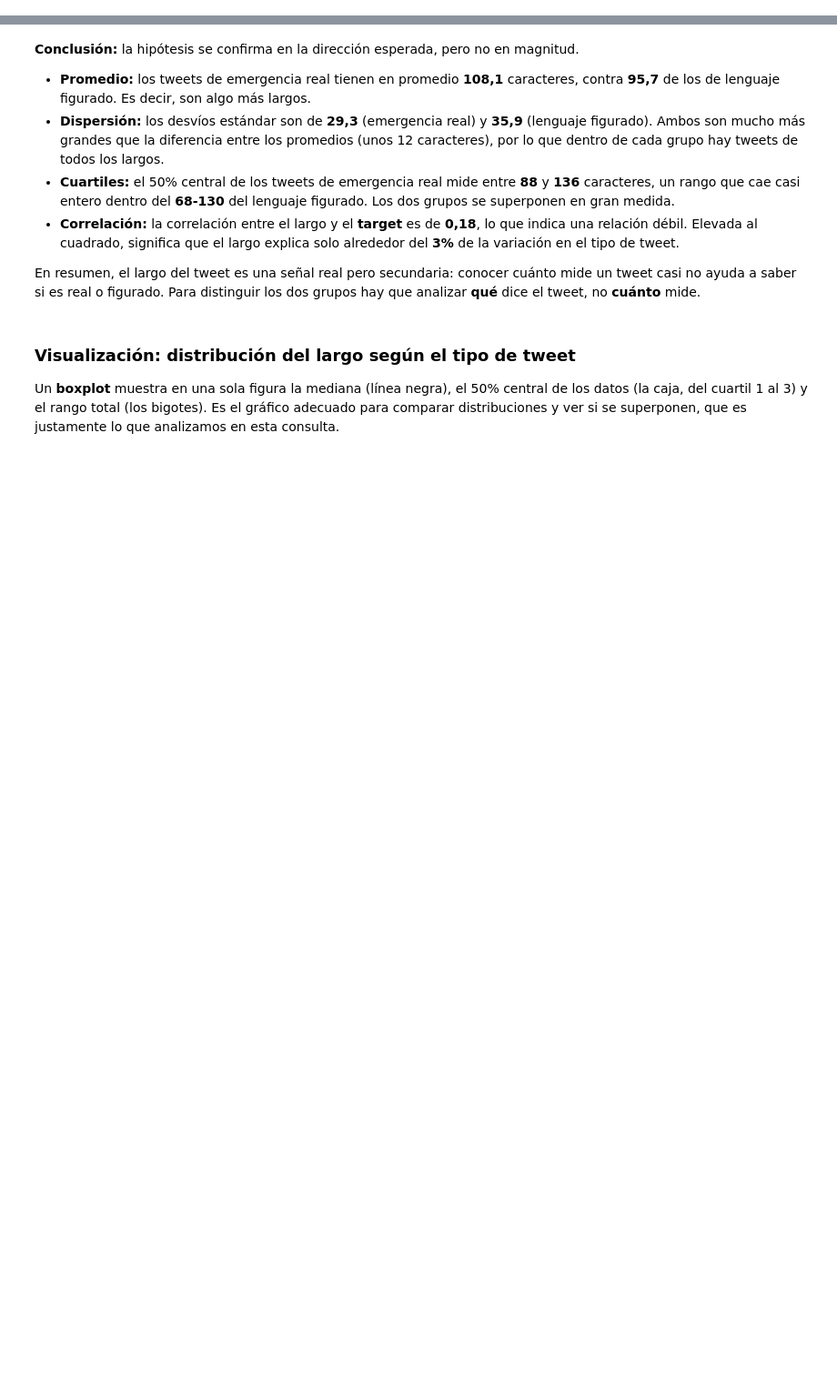
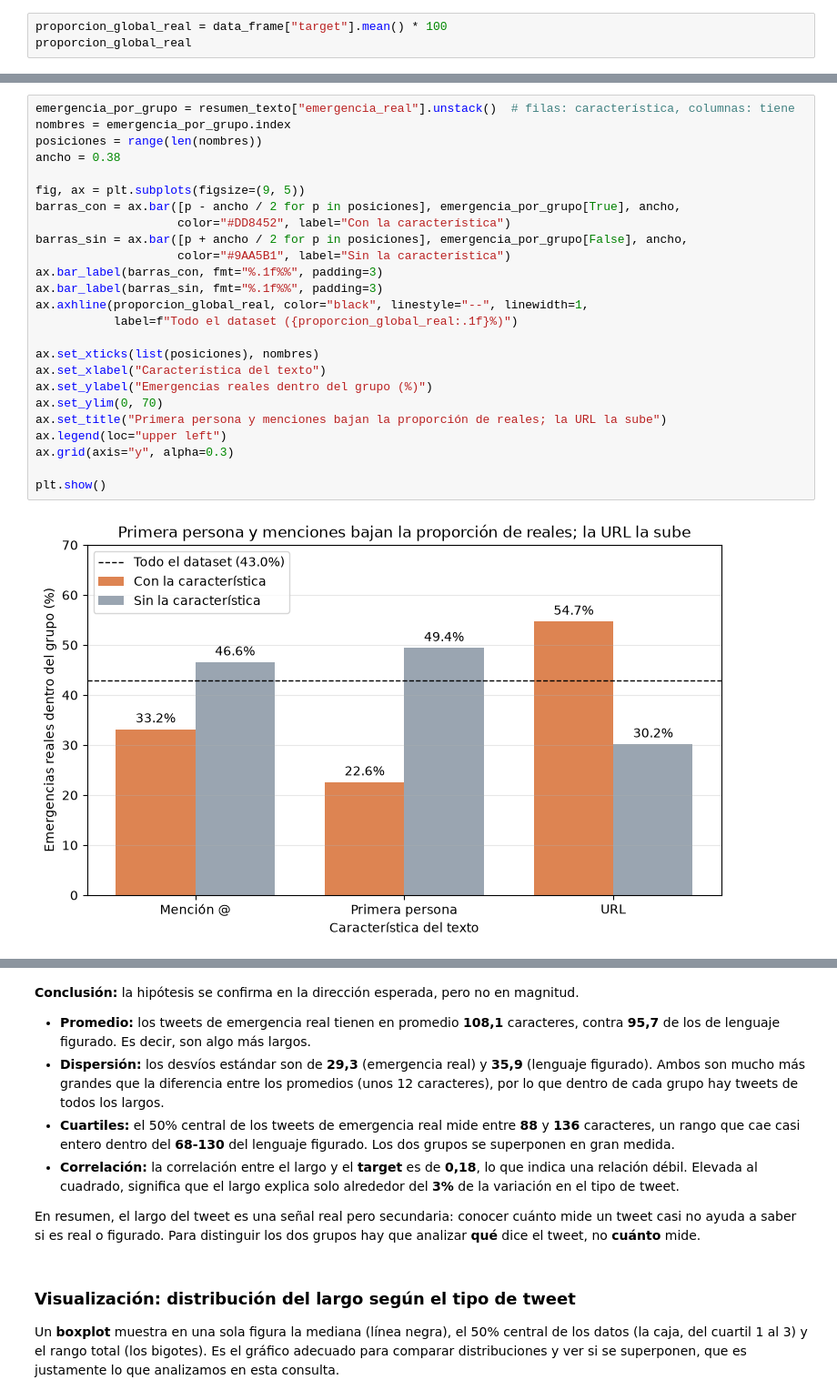
Before and after one commit to juanbalella20/TP1---1-Ciencia-de-Datos-Catedra-Martinelli, a Jupyter notebook: Trabajo-PracticoN°1/twitter.ipynb, the cells around one changed output, grey strips where cells are left out. Shown at 91% size. Drawn from its saved outputs; the diff is of its cells as text; blank space fills up the shorter version.

```diff
--- a/Trabajo-PracticoN°1/twitter.ipynb
+++ b/Trabajo-PracticoN°1/twitter.ipynb
@@ -82,0 +49,3 @@ plt.show()
+# %%
+proporcion_global_real = data_frame["target"].mean() * 100
+proporcion_global_real
@@ -82,0 +100,27 @@ plt.show()
+# %%
+emergencia_por_grupo = resumen_texto["emergencia_real"].unstack()  # filas: característica, columnas: tiene
+nombres = emergencia_por_grupo.index
+posiciones = range(len(nombres))
+ancho = 0.38
+
+fig, ax = plt.subplots(figsize=(9, 5))
+barras_con = ax.bar([p - ancho / 2 for p in posiciones], emergencia_por_grupo[True], ancho,
+                    color="#DD8452", label="Con la característica")
+barras_sin = ax.bar([p + ancho / 2 for p in posiciones], emergencia_por_grupo[False], ancho,
+                    color="#9AA5B1", label="Sin la característica")
+ax.bar_label(barras_con, fmt="%.1f%%", padding=3)
+ax.bar_label(barras_sin, fmt="%.1f%%", padding=3)
+ax.axhline(proporcion_global_real, color="black", linestyle="--", linewidth=1,
+           label=f"Todo el dataset ({proporcion_global_real:.1f}%)")
+
+ax.set_xticks(list(posiciones), nombres)
+ax.set_xlabel("Característica del texto")
+ax.set_ylabel("Emergencias reales dentro del grupo (%)")
+ax.set_ylim(0, 70)
+ax.set_title("Primera persona y menciones bajan la proporción de reales; la URL la sube")
+ax.legend(loc="upper left")
+ax.grid(axis="y", alpha=0.3)
+
+plt.show()
+# %% [output]
+[figure, added]
```
Also changed, not shown: parts of 108 cells of this notebook.
